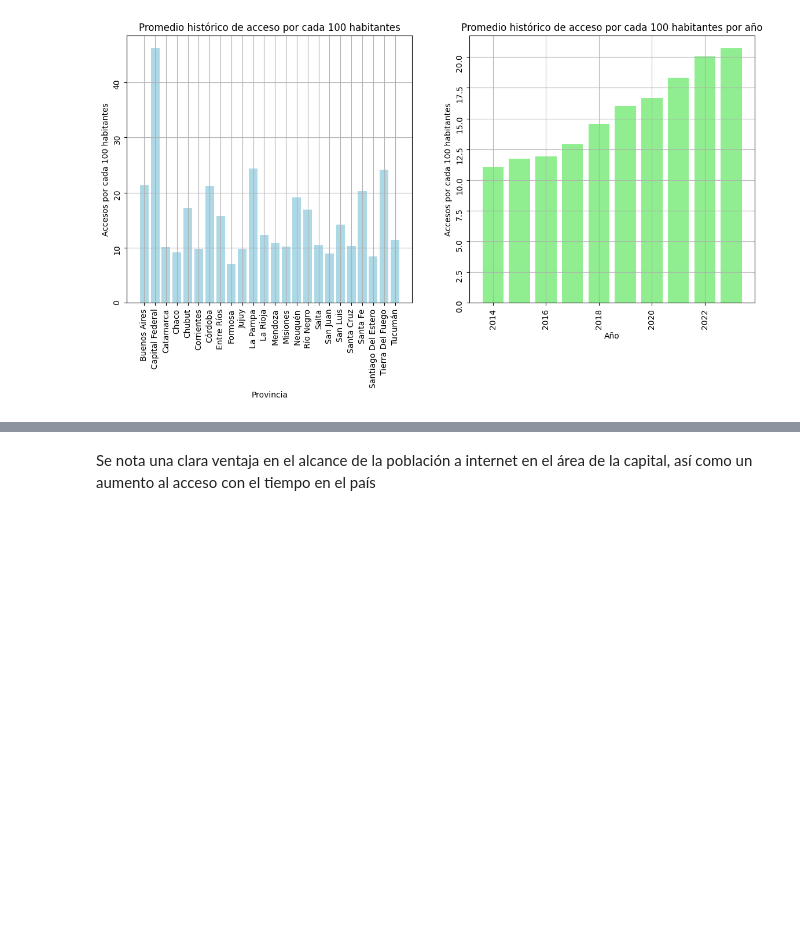
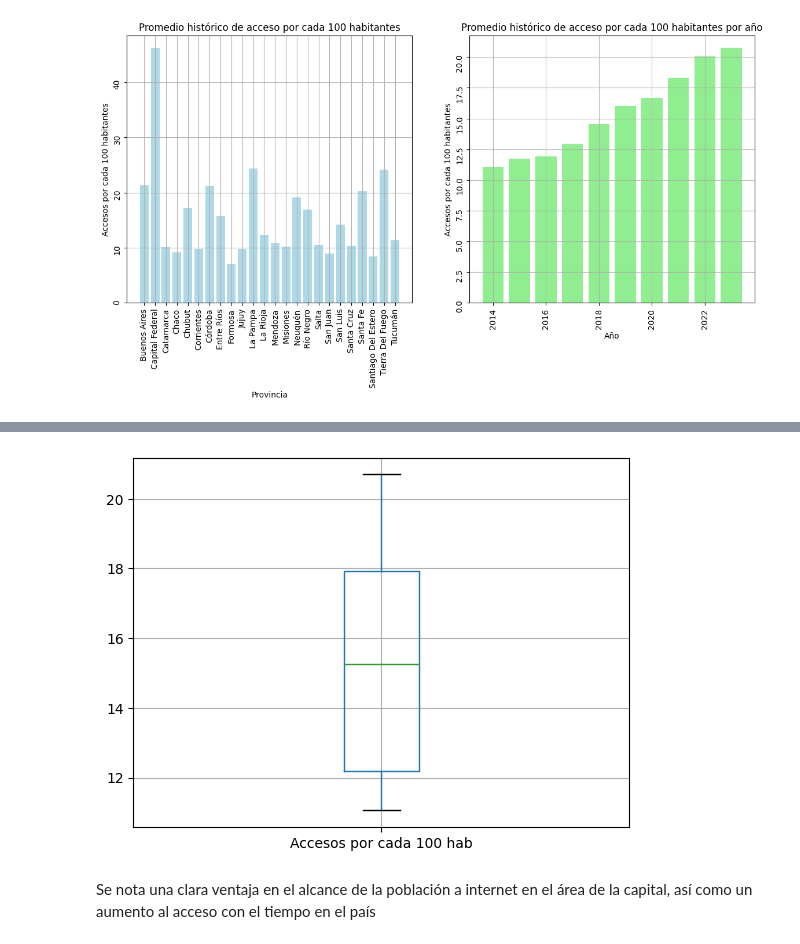
Before and after one commit to FSanchezB/Analisis-de-data-internet-en-Argentina, a Jupyter notebook: Notebooks/EDA.ipynb, the cells around one changed output, grey strips where cells are left out. Saved outputs shown, nothing was run; the diff lists cells and outputs as text; code cells hidden in the pictures; blank space fills up the shorter version.

```diff
--- a/Notebooks/EDA.ipynb
+++ b/Notebooks/EDA.ipynb
@@ -148,3 +162,8 @@ plt.show()
+# %%
+promedio_accesos_habitante_anual.boxplot(column=["Accesos por cada 100 hab"])
+plt.show()
+# %% [output]
+[figure, added]
 # %% [markdown]
 Se nota una clara ventaja en el alcance de la población a internet en el área de la capital, así como un aumento al acceso con el tiempo en el país
 # %% [markdown]
```
Also changed, not shown: parts of 2 cells of this notebook, 1 other file.
